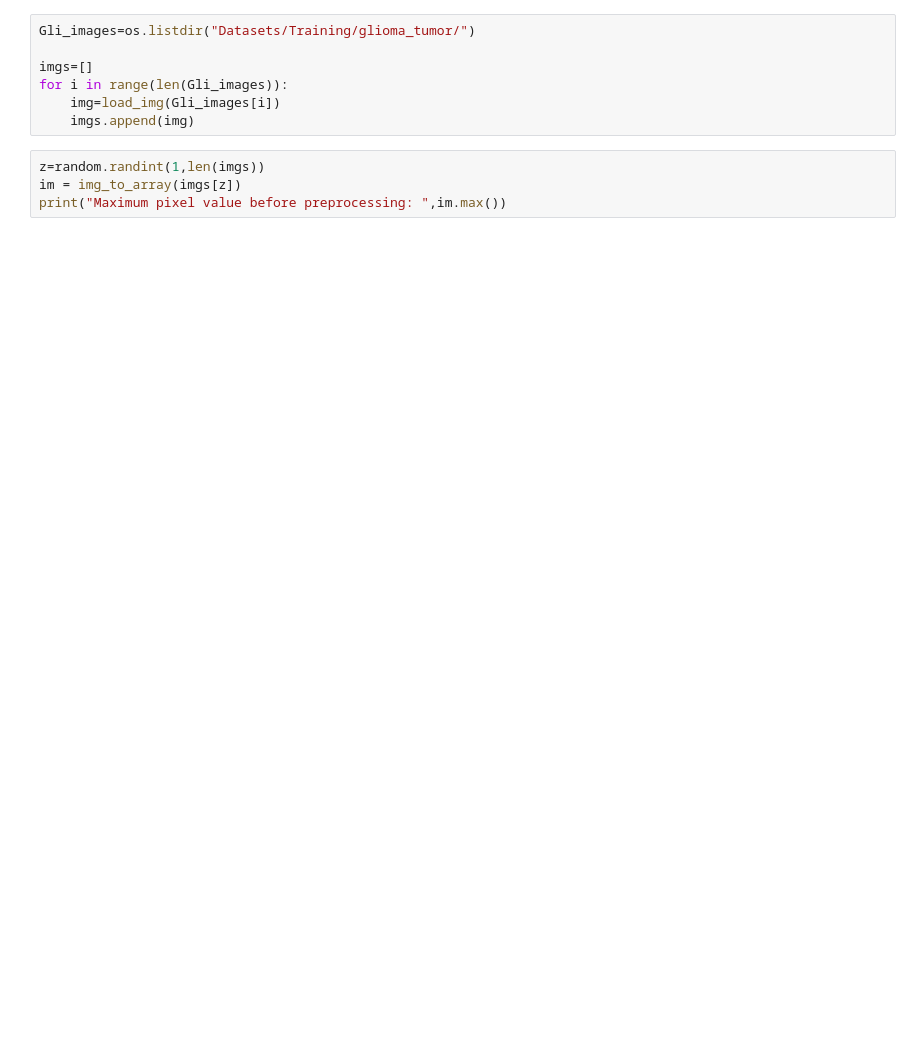
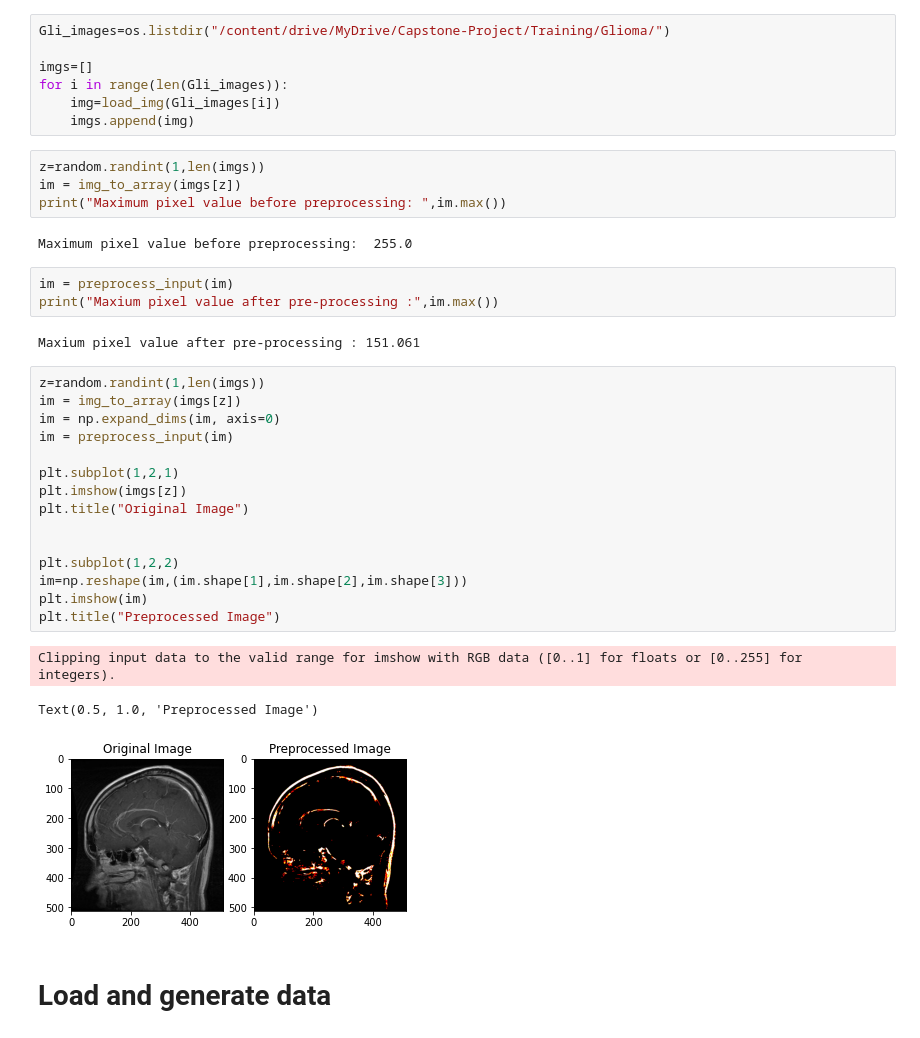
Before and after one commit to FranklineMisango/Br35H_Brain_Cancer_Detection, a Jupyter notebook: vgg16.ipynb, the cells around one changed output. Drawn from its saved outputs; the diff is of its cells as text; blank space fills up the shorter version.

```diff
--- a/vgg16.ipynb
+++ b/vgg16.ipynb
@@ -131,5 +135,5 @@ number_of_images.items()
 # %%
-Gli_images=os.listdir("Datasets/Training/glioma_tumor/")
+Gli_images=os.listdir("/content/drive/MyDrive/Capstone-Project/Training/Glioma/")
 
 imgs=[]
 for i in range(len(Gli_images)):
@@ -139,3 +143,31 @@ for i in range(len(Gli_images)):
 z=random.randint(1,len(imgs))
 im = img_to_array(imgs[z])
 print("Maximum pixel value before preprocessing: ",im.max())
+# %% [output]
+Maximum pixel value before preprocessing:  255.0
+# %%
+im = preprocess_input(im)
+print("Maxium pixel value after pre-processing :",im.max())
+# %% [output]
+Maxium pixel value after pre-processing : 151.061
+# %%
+z=random.randint(1,len(imgs))
+im = img_to_array(imgs[z])
+im = np.expand_dims(im, axis=0)
+im = preprocess_input(im)
+
+plt.subplot(1,2,1)
+plt.imshow(imgs[z])
+plt.title("Original Image")
+
+
+plt.subplot(1,2,2)
+im=np.reshape(im,(im.shape[1],im.shape[2],im.shape[3]))
+plt.imshow(im)
+plt.title("Preprocessed Image")
+# %% [output]
+Clipping input data to the valid range for imshow with RGB data ([0..1] for floats or [0..255] for integers).
+Text(0.5, 1.0, 'Preprocessed Image')
+[figure, added]
+# %% [markdown]
+# **Load and generate data**
```
Also changed, not shown: parts of 41 cells of this notebook.
